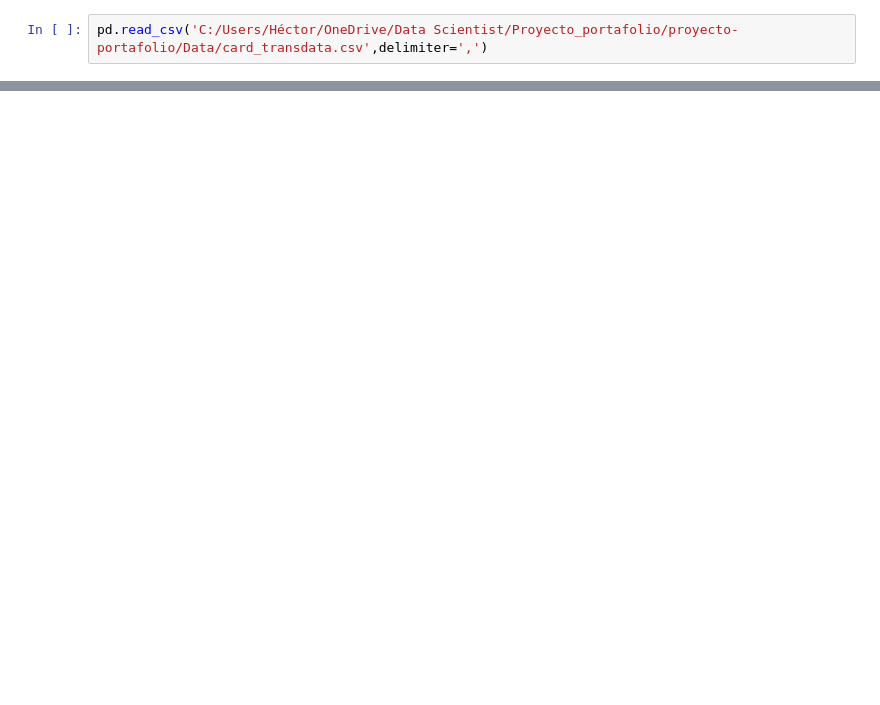
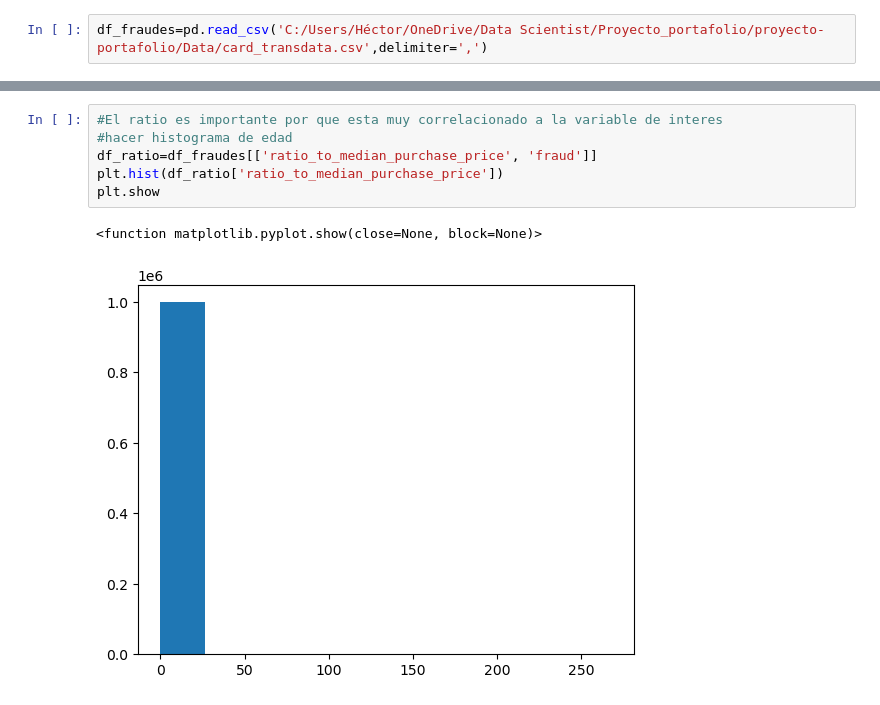
Before and after one commit to Hector-Daniel/Credit-Card---Fraud-Detection, a Jupyter notebook: Notebooks/Analisis_inicial.ipynb, the cells around one changed output, grey strips where cells are left out. Cells and saved outputs as stored; diff of their text form; blank space fills up the shorter version.

Commit message:
Avnace en analisis
Se avanzo en el analisis del data set y se generaron preguntas

```diff
--- a/Notebooks/Analisis_inicial.ipynb
+++ b/Notebooks/Analisis_inicial.ipynb
@@ -3,2 +1,2 @@ import pandas as pd
 # %%
-pd.read_csv('C:/Users/Héctor/OneDrive/Data Scientist/Proyecto_portafolio/proyecto-portafolio/Data/card_transdata.csv',delimiter=',')
+df_fraudes=pd.read_csv('C:/Users/Héctor/OneDrive/Data Scientist/Proyecto_portafolio/proyecto-portafolio/Data/card_transdata.csv',delimiter=',')
@@ -18,0 +69,9 @@ pd.read_csv('C:/Users/Héctor/OneDrive/Data Scientist/Proyecto_portafolio/proyec
+# %%
+#El ratio es importante por que esta muy correlacionado a la variable de interes
+#hacer histograma de edad
+df_ratio=df_fraudes[['ratio_to_median_purchase_price', 'fraud']]
+plt.hist(df_ratio['ratio_to_median_purchase_price'])
+plt.show
+# %% [output]
+<function matplotlib.pyplot.show(close=None, block=None)>
+[figure, added]
```
Also changed, not shown: parts of 16 cells of this notebook, 2 other files.
